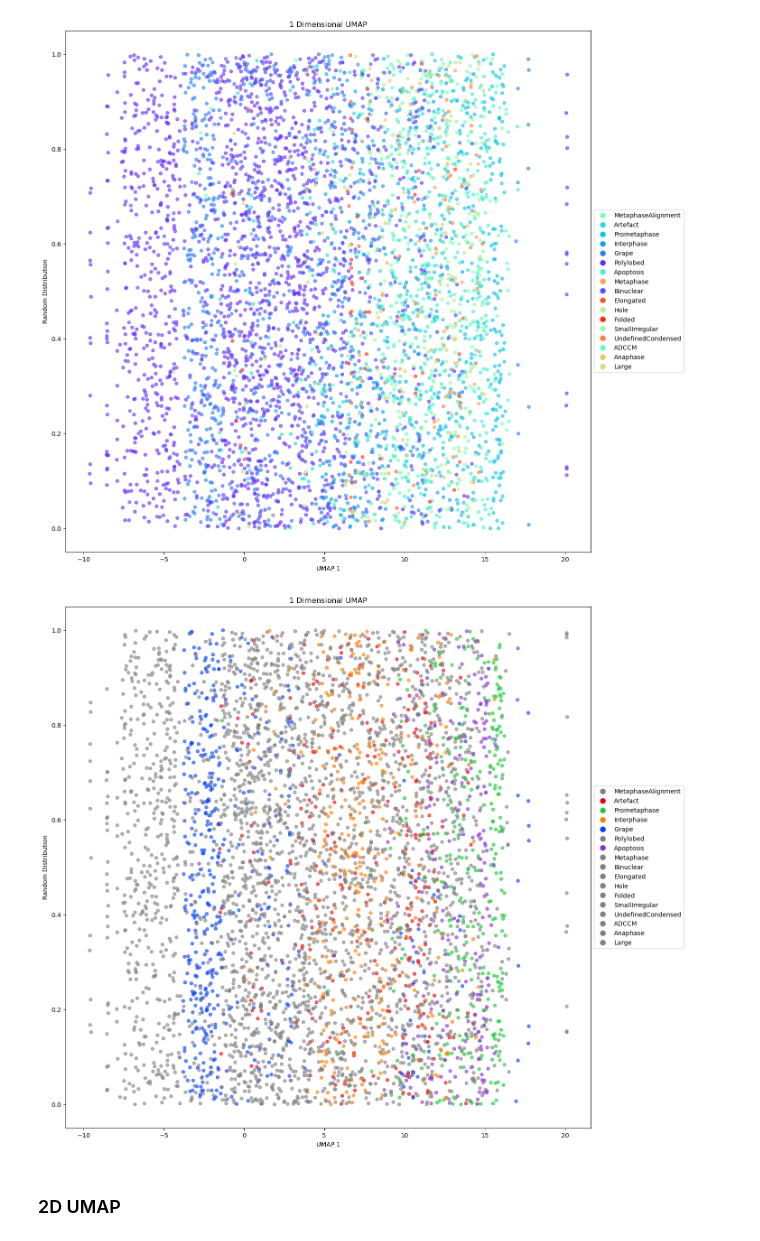
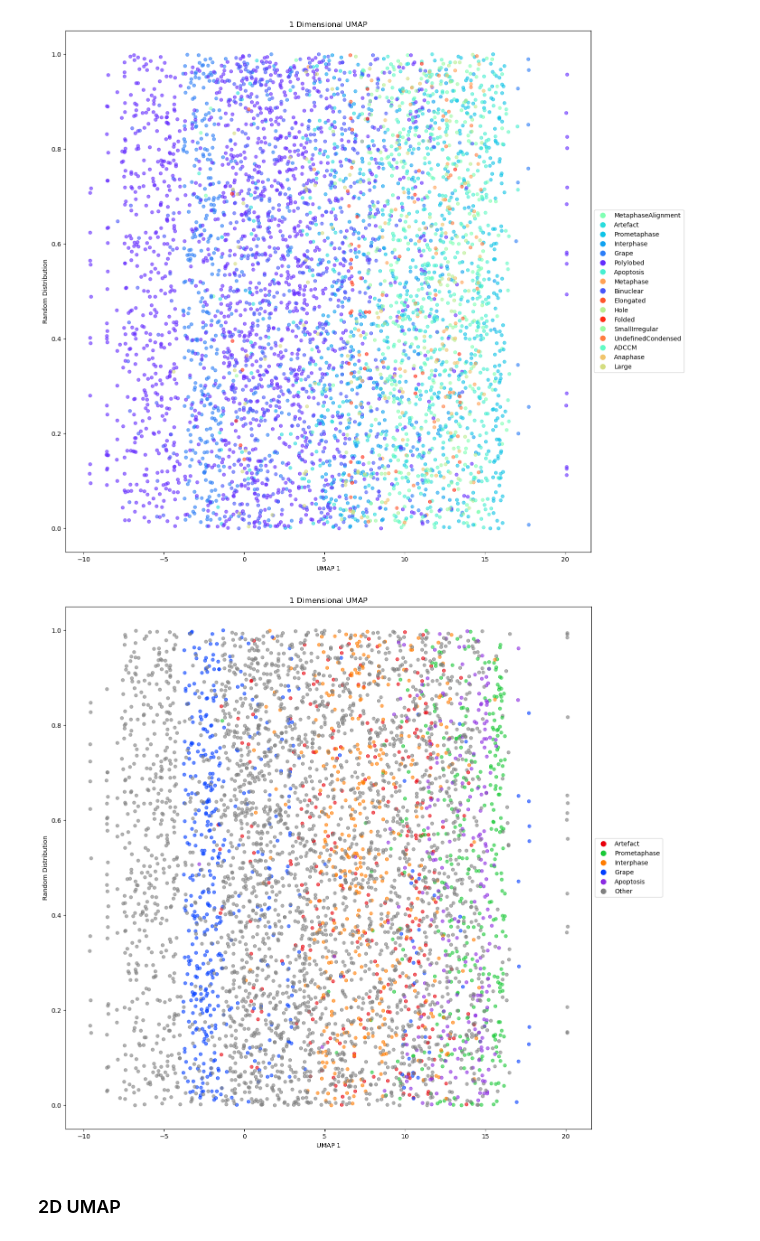
Before and after one commit to WayScience/mitocheck_data, a Jupyter notebook: 4.analyze_data/analyze_data.ipynb, the cells around one changed output. Saved outputs shown, nothing was run; the diff lists cells and outputs as text; code cells hidden in the pictures.

Commit message:
customized colors

```diff
--- a/4.analyze_data/analyze_data.ipynb
+++ b/4.analyze_data/analyze_data.ipynb
@@ -37,31 +39,3 @@ Folded                  29
 Name: Mitocheck_Phenotypic_Class, dtype: int64
 # %% [markdown]
 ### Only UMAP certain phenotypic classes
-# %%
-classes_to_keep = [
-    "Polylobed",
-    "Binuclear",
-    "Grape",
-    "Interphase",
-    "Prometaphase",
-    "Artefact",
-    "Apoptosis",
-    "ADCCM",
-    "MetaphaseAlignment",
-    "SmallIrregular",
-    "Hole",
-    "Large",
-    "Anaphase",
-    "Metaphase",
-    "UndefinedCondensed",
-    "Elongated",
-    "Folded",
-]
-
-training_data = training_data.loc[
-    training_data["Mitocheck_Phenotypic_Class"].isin(classes_to_keep)
-]
-metadata_dataframe, feature_data = split_data(training_data)
-phenotypic_classes = metadata_dataframe["Mitocheck_Phenotypic_Class"]
-
-training_data
@@ -89,7 +68,7 @@ color_palette = "bright"
 save_dir = pathlib.Path("umaps/")
 save_dir.mkdir(exist_ok=True, parents=True)
 
-colored_classes_1 = [
+classes_1 = [
     "Polylobed",
     "Binuclear",
     "Grape",
@@ -109,7 +88,7 @@ colored_classes_1 = [
     "Folded",
 ]
 
-colored_classes_2 = [
+classes_2 = [
     # "Polylobed",
     # "Binuclear",
     "Grape",
@@ -128,3 +107,8 @@ colored_classes_2 = [
     # "Elongated",
     # "Folded",
 ]
+
+class_colors_1 = get_class_colors(classes_1, "rainbow")
+class_colors_2 = get_class_colors(classes_2, "bright")
+
+class_colors_2
@@ -137,9 +127,9 @@ show_1D_umap(feature_data, phenotypic_classes, colored_classes_1, save_path=umap
 [figure]
 # %%
 umap_1D_save_path = pathlib.Path(f"{save_dir}/norm_train_1D_umap_grays.png")
-show_1D_umap(feature_data, phenotypic_classes, colored_classes_2, save_path=umap_1D_save_path, point_size=point_size, alpha=alpha, palette="bright")
+show_1D_umap(feature_data, phenotypic_classes, class_colors_2, save_path=umap_1D_save_path, point_size=point_size, alpha=alpha)
 # %% [output]
-[figure, old version]
+[figure, new version]
 # %% [markdown]
 ### 2D UMAP
 # %%
```
Also changed, not shown: parts of 9 cells of this notebook, 4 other files.
